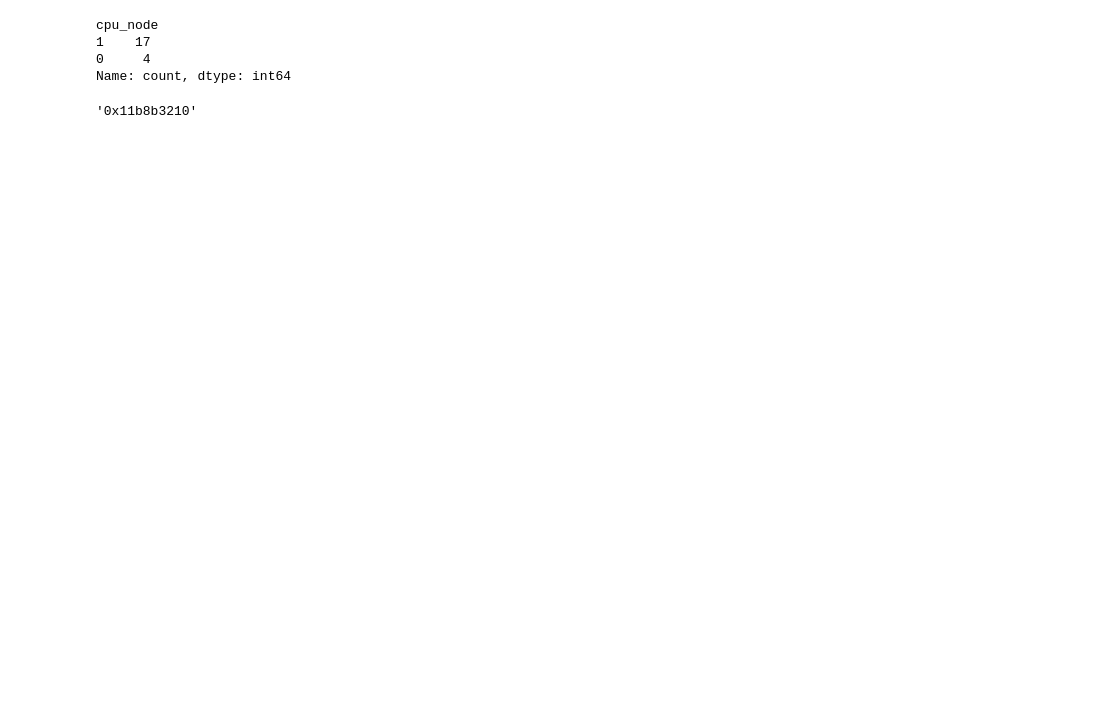
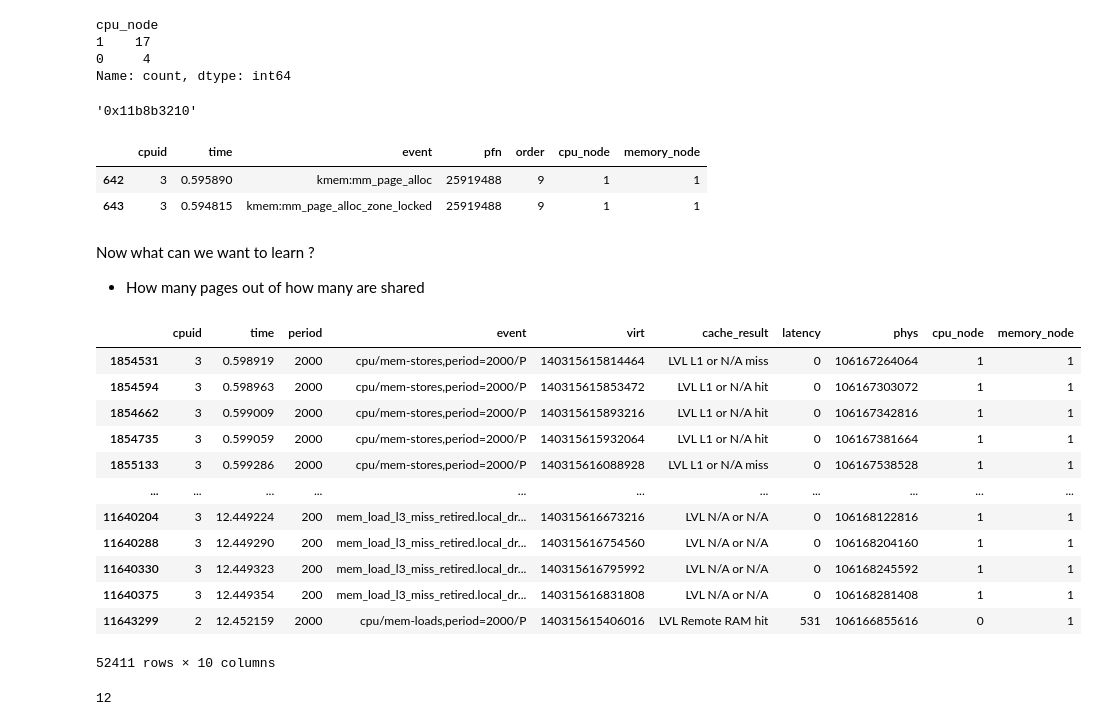
Before and after one commit to clementgd/INRIA-scripts, a Jupyter notebook: perf-mem.ipynb, the cells around one changed output. Saved outputs shown, nothing was run; the diff lists cells and outputs as text; code cells hidden in the pictures; blank space fills up the shorter version.

```diff
--- a/perf-mem.ipynb
+++ b/perf-mem.ipynb
@@ -1161,0 +1083,4 @@ aldf.loc[aldf["pfn"] == 0x11a6ae]
+# %%
+def get_access_df_for_pfn(access_df: pd.DataFrame, base_pfn: int, order: int):
+    max_pfn = (base_pfn + (1 << order))
+    return filter_in_bounds(access_df, (base_pfn, max_pfn), "pfn")
@@ -1173,3 +1440,32 @@ Name: count, dtype: int64
 hex(filtered_access_df["phys"].min())
 # %% [output]
 '0x11b8b3210'
+# %%
+aldf.loc[aldf["pfn"] == 0x18b8000]
+# %% [output]
+|  | cpuid | time | event | pfn | order | cpu_node | memory_node |
+| 642 | 3 | 0.595890 | kmem:mm_page_alloc | 25919488 | 9 | 1 | 1 |
+| 643 | 3 | 0.594815 | kmem:mm_page_alloc_zone_locked | 25919488 | 9 | 1 | 1 |
+# %% [markdown]
+Now what can we want to learn ?
+- How many pages out of how many are shared
+# %%
+get_access_df_for_pfn(seq_data, 0x18b8000, 9)
+# %% [output]
+|  | cpuid | time | period | event | virt | cache_result | latency | phys | cpu_node | memory_node |
+| 1854531 | 3 | 0.598919 | 2000 | cpu/mem-stores,period=2000/P | 140315615814464 | LVL L1 or N/A miss | 0 | 106167264064 | 1 | 1 |
+| 1854594 | 3 | 0.598963 | 2000 | cpu/mem-stores,period=2000/P | 140315615853472 | LVL L1 or N/A hit | 0 | 106167303072 | 1 | 1 |
+| 1854662 | 3 | 0.599009 | 2000 | cpu/mem-stores,period=2000/P | 140315615893216 | LVL L1 or N/A hit | 0 | 106167342816 | 1 | 1 |
+| 1854735 | 3 | 0.599059 | 2000 | cpu/mem-stores,period=2000/P | 140315615932064 | LVL L1 or N/A hit | 0 | 106167381664 | 1 | 1 |
+| 1855133 | 3 | 0.599286 | 2000 | cpu/mem-stores,period=2000/P | 140315616088928 | LVL L1 or N/A miss | 0 | 106167538528 | 1 | 1 |
+| ... | ... | ... | ... | ... | ... | ... | ... | ... | ... | ... |
+| 11640204 | 3 | 12.449224 | 200 | mem_load_l3_miss_retired.local_dr... | 140315616673216 | LVL N/A or N/A | 0 | 106168122816 | 1 | 1 |
+| 11640288 | 3 | 12.449290 | 200 | mem_load_l3_miss_retired.local_dr... | 140315616754560 | LVL N/A or N/A | 0 | 106168204160 | 1 | 1 |
+| 11640330 | 3 | 12.449323 | 200 | mem_load_l3_miss_retired.local_dr... | 140315616795992 | LVL N/A or N/A | 0 | 106168245592 | 1 | 1 |
+| 11640375 | 3 | 12.449354 | 200 | mem_load_l3_miss_retired.local_dr... | 140315616831808 | LVL N/A or N/A | 0 | 106168281408 | 1 | 1 |
+| 11643299 | 2 | 12.452159 | 2000 | cpu/mem-loads,period=2000/P | 140315615406016 | LVL Remote RAM hit | 531 | 106166855616 | 0 | 1 |
+52411 rows × 10 columns
+# %%
+seq_data.page_size_order
+# %% [output]
+12
```
Also changed, not shown: parts of 27 cells of this notebook, 4 other files.
